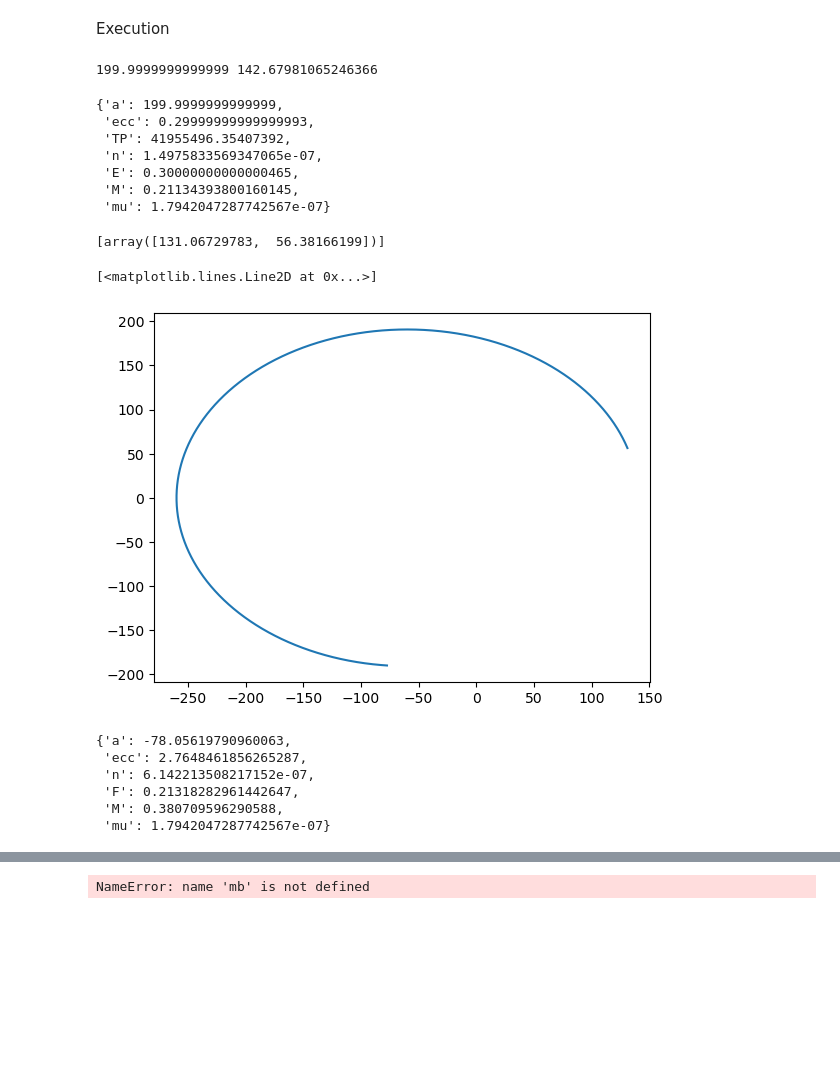
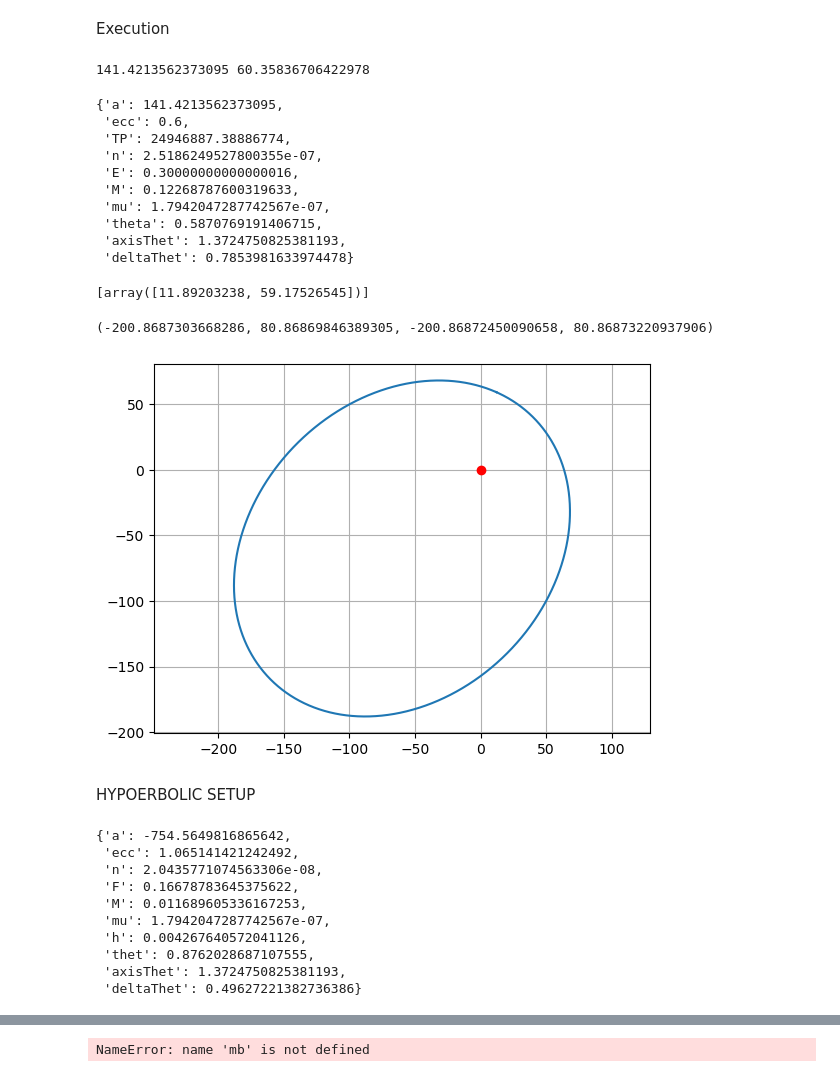
Before and after one commit to Tobiro/celesDataAnalysis, a Jupyter notebook: Conics.ipynb, the cells around one changed output, grey strips where cells are left out. Drawn from its saved outputs; the diff is of its cells as text; code cells hidden in the pictures; blank space fills up the shorter version.

```diff
--- a/Conics.ipynb
+++ b/Conics.ipynb
@@ -29,8 +29,11 @@ def retConicParam(op):
     ecc= math.sqrt(1 - h*h/(a*mu))
     n = math.sqrt(mu/math.pow(a,3))
     E = math.acos((a - np.linalg.norm(r))/(a*ecc))
+    theta = 2 * math.atan(math.sqrt((1+ecc)/(1-ecc)) * math.tan(E/2))
+    axisThet = math.atan2(r[1],r[0])
+    deltaThet = axisThet - theta
     M = E - ecc*math.sin(E)
-    return {'a':a, 'ecc':ecc, 'TP':TP, 'n': n, 'E': E, 'M': M, 'mu': mu}
+    return {'a':a, 'ecc':ecc, 'TP':TP, 'n': n, 'E': E, 'M': M, 'mu': mu, 'theta': theta, 'axisThet': axisThet, 'deltaThet': deltaThet}
 # %% [markdown]
 Newton Optimiser Step
 # %%
@@ -46,10 +49,10 @@ def conicPts(n, ecc, M,E, step):
     return E1
 # %%
 # return position of object given conic parameters and iterated vaue of E
-def retPos(a, ecc, E, mu):
+def retPos(a, ecc, E, mu, deltaThet):
     r = a * (1 - ecc * math.cos(E))
     theta = 2*math.atan(math.sqrt((1+ecc)/(1-ecc)) * math.tan(E/2))
-    return np.array([r*math.cos(theta), r*math.sin(theta)])
+    return np.array([r*math.cos(theta+deltaThet), r*math.sin(theta+deltaThet)])
 # %%
 # returns all the points broken into N pieces
 def getPts(parameters, r, N):
@@ -59,13 +62,14 @@ def getPts(parameters, r, N):
     M = parameters['M']
     E = parameters['E']
     a = parameters['a']
+    deltaThet = parameters['deltaThet']
     pnt = [np.copy(r)]
     print(pnt)
     mu = parameters['mu']
-    for i in range(math.floor(N*3/4)):
+    for i in range(math.floor(N)):
         # M1 = M + n*step
         E1 = conicPts(n, ecc, M, E, step)
-        r1 = retPos(a, ecc, E1, mu)
+        r1 = retPos(a, ecc, E1, mu, deltaThet)
         E = E1
         M = E - ecc*math.sin(E)
         pnt = np.append(pnt, [np.copy(r1)], axis=0)
@@ -73,30 +77,38 @@ def getPts(parameters, r, N):
 # %% [markdown]
 Execution
 # %%
-op = {'M': 9e30, 'r': np.array([131.06729782512122,56.38166198901782]), 'v': np.array([-0.000012407253447004347, 0.0000382618120571045])}
+op = {'M': 9e30, 'r': np.array([11.89203237965344,59.17526544546777]), 'v': np.array([-0.00006254039044674874, 0.000027661858645905403])}
 parameters = retConicParam(op)
 parameters
 # %% [output]
-199.9999999999999 142.67981065246366
+141.4213562373095 60.35836706422978
-{'a': 199.9999999999999,
- 'ecc': 0.29999999999999993,
- 'TP': 41955496.35407392,
- 'n': 1.4975833569347065e-07,
- 'E': 0.30000000000000465,
- 'M': 0.21134393800160145,
- 'mu': 1.7942047287742567e-07}
+{'a': 141.4213562373095,
+ 'ecc': 0.6,
+ 'TP': 24946887.38886774,
+ 'n': 2.5186249527800355e-07,
+ 'E': 0.30000000000000016,
+ 'M': 0.12268787600319633,
+ 'mu': 1.7942047287742567e-07,
+ 'theta': 0.5870769191406715,
+ 'axisThet': 1.3724750825381193,
+ 'deltaThet': 0.7853981633974478}
 # %%
 fpnts = getPts(parameters, op['r'], 5000)
 # %% [output]
-[array([131.06729783,  56.38166199])]
+[array([11.89203238, 59.17526545])]
 # %%
 df = pd.DataFrame(columns=['x', 'y'])
 df['x'] = fpnts[:, 0]
 df['y'] = fpnts[:, 1]
 plt.plot(df['x'], df['y'])
+plt.plot(0,0, 'ro')
+plt.grid()
+plt.axis('equal')
 # %% [output]
-[<matplotlib.lines.Line2D at 0x...>]
+(-200.8687303668286, 80.86869846389305, -200.86872450090658, 80.86873220937906)
-[figure, old version]
+[figure, new version]
+# %% [markdown]
+HYPOERBOLIC SETUP
 # %%
 # given phase input, return conic parameters
 def retConicParamH(op):
@@ -156,12 +190,16 @@ def getPtsH(parameters, r, N):
 # %%
 # opH = {'M': 9e30, 'r': np.array([140,0]), 'v': np.array([0, 0.000051])}
-opH = {'M': 9e30, 'r': np.array([131.06729782512122,56.38166198901782]), 'v': np.array([-0.000012407253447004347, 0.0000682618120571045])}
+opH = {'M': 9e30,  'r': np.array([11.89203237965344,59.17526544546777]), 'v': np.array([-0.00006254039044674874, 0.000047661858645905403])}
 parametersH = retConicParamH(opH)
 parametersH
 # %% [output]
-{'a': -78.05619790960063,
- 'ecc': 2.7648461856265287,
- 'n': 6.142213508217152e-07,
- 'F': 0.21318282961442647,
- 'M': 0.380709596290588,
- 'mu': 1.7942047287742567e-07}
+{'a': -754.5649816865642,
+ 'ecc': 1.065141421242492,
+ 'n': 2.0435771074563306e-08,
+ 'F': 0.16678783645375622,
+ 'M': 0.011689605336167253,
+ 'mu': 1.7942047287742567e-07,
+ 'h': 0.004267640572041126,
+ 'thet': 0.8762028687107555,
+ 'axisThet': 1.3724750825381193,
+ 'deltaThet': 0.49627221382736386}
```
Also changed, not shown: parts of 10 cells of this notebook.
